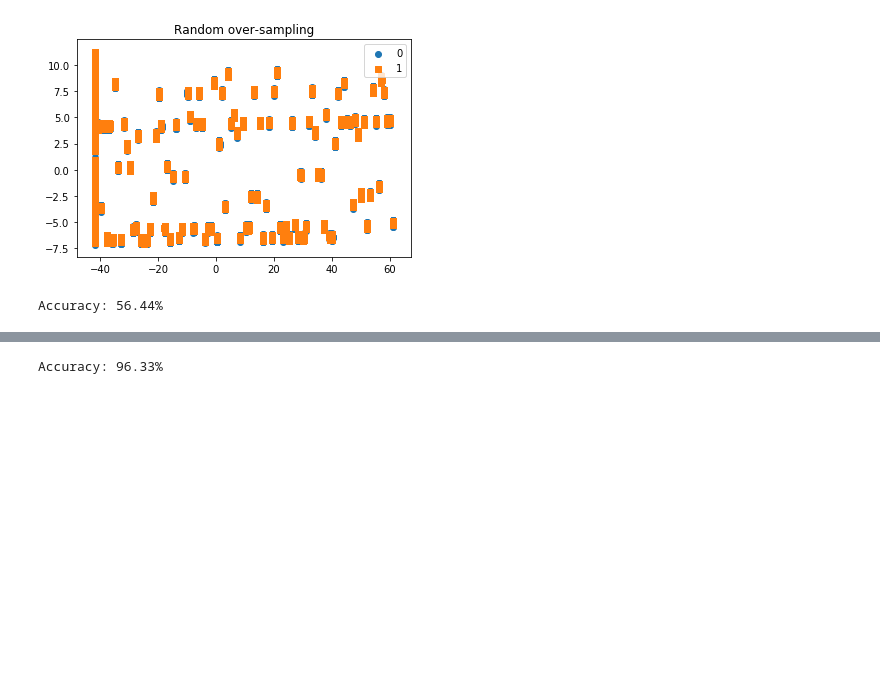
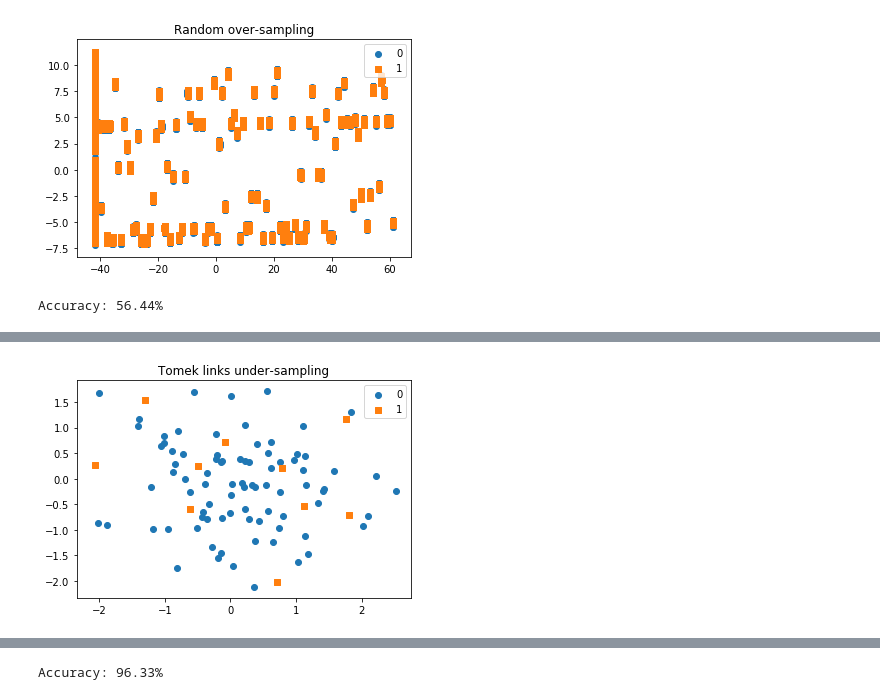
Before and after one commit to arthurvaz05/Python.Script, a Jupyter notebook: desbalanceamento.ipynb, the cells around one changed output, grey strips where cells are left out. Cells and saved outputs as stored; diff of their text form; code cells hidden in the pictures; blank space fills up the shorter version.

```diff
--- a/desbalanceamento.ipynb
+++ b/desbalanceamento.ipynb
@@ -304,0 +307,10 @@ Removed indexes: [     0      1      2 ... 595209 595210 595211]
+# %%
+from imblearn.under_sampling import EditedNearestNeighbours
+
+enn = EditedNearestNeighbours()
+
+X_resampled, y_resampled = enn.fit_resample(X, y)
+
+plot_2d_space(X_resampled, y_resampled, 'Tomek links under-sampling')
+# %% [output]
+[figure, added]
```
Also changed, not shown: parts of 31 cells of this notebook.
